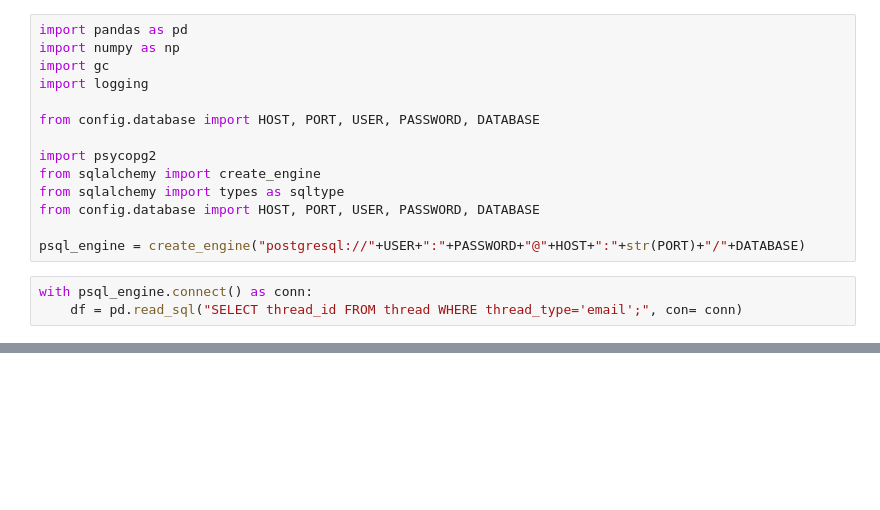
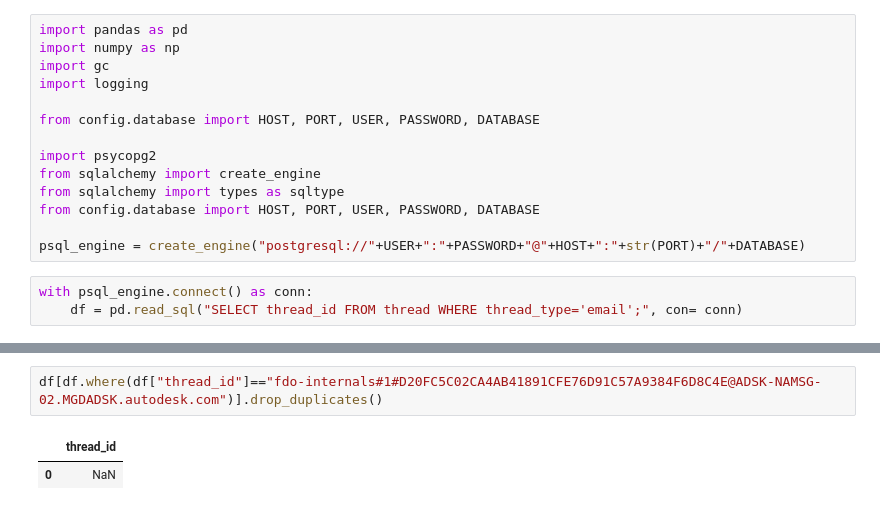
Before and after one commit to zenoWZH/osgeo_datacollection, a Jupyter notebook: remove_duplicate.ipynb, the cells around one changed output, grey strips where cells are left out. Cells and saved outputs as stored; diff of their text form; blank space fills up the shorter version.

Commit message:
Add script to remove duplicate items during data collection

```diff
--- a/remove_duplicate.ipynb
+++ b/remove_duplicate.ipynb
@@ -34,3 +34,8 @@ df
+# %%
+df[df.where(df["thread_id"]=="fdo-internals#1#D20FC5C02CA4AB41891CFE76D91C57A9384F6D8C4E@ADSK-NAMSG-02.MGDADSK.autodesk.com")].drop_duplicates()
+# %% [output]
+|  | thread_id |
+| 0 | NaN |
 # %%
 with psql_engine.connect() as conn:
     count_num = 0
```
Also changed, not shown: parts of 2 cells of this notebook, 2 other files.
